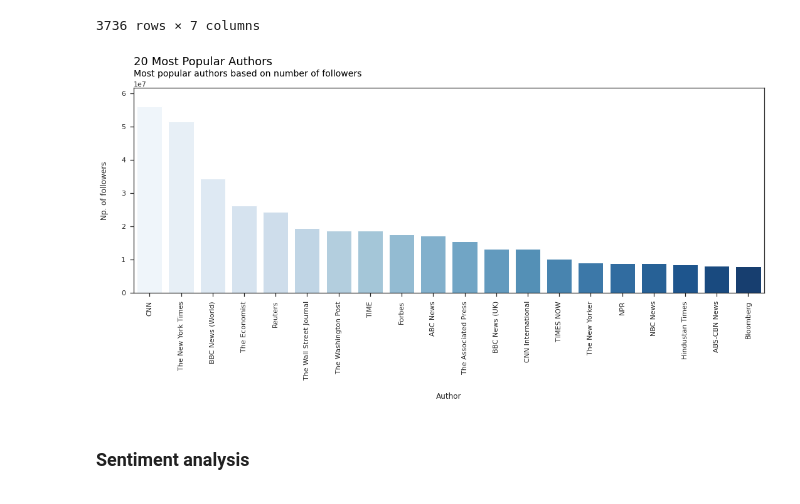
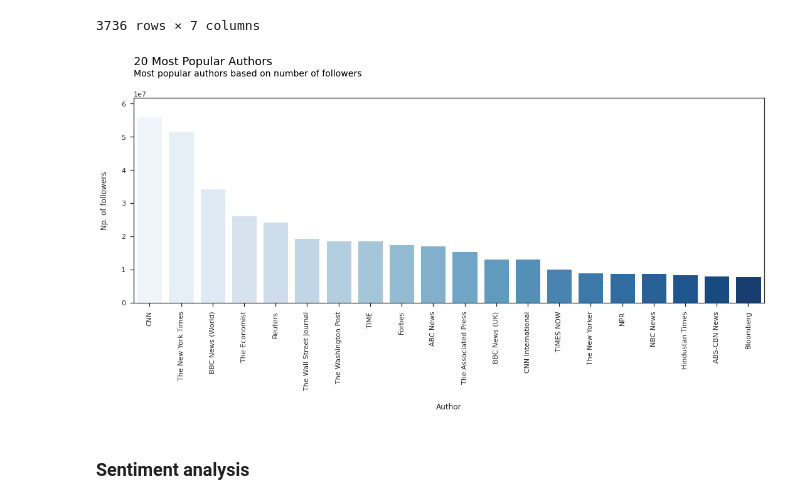
Before and after one commit to szafranskifilip/bitcoin_sentiment_analysis, a Jupyter notebook: EDA.ipynb, the cells around one changed output. Saved outputs shown, nothing was run; the diff lists cells and outputs as text; code cells hidden in the pictures.

```diff
--- a/EDA.ipynb
+++ b/EDA.ipynb
@@ -255,31 +255,31 @@ df_tweet_author
 # %%
 
 rc = {'figure.figsize':(18,6),
       'axes.facecolor':'white',
       'axes.grid' : True,
       'grid.color': '1',
       'font.family':'Roboto',
       'font.size' : 14,
     'lines.linewidth':2,
      'axes.labelpad': 20,
      'axes.labelweight': 'medium',
      'axes.ymargin': 0.1}
 
 #Plot most popular twitter posting tools
 plt.rcParams.update(rc)
 #Plot most popular twitter posting tools
 
 df_tweet_author = df_tweet_author.sort_values(by='followers_count', ascending=False).drop_duplicates(subset=['name']).head(20)
 ax = sns.barplot(x="name", y="followers_count", data=df_tweet_author, palette="Blues")
 ax.tick_params(axis='x', rotation=90)
 ax.set(xlabel='Author', ylabel='Np. of followers')
 
-ax.text(x=0, y=1.1, s='20 Most Popular Authors', weight='medium', fontsize=18, color='black', ha='left', va='bottom', transform=ax.transAxes)
-ax.text(x=0, y=1.05, s='''Most popular authors based on number of followers''', weight='light', fontsize=14, color='black', ha='left', va='bottom', transform=ax.transAxes);
+ax.text(x=0, y=1.15, s='20 Most Popular Authors', weight='medium', fontsize=18, color='black', ha='left', va='bottom', transform=ax.transAxes)
+ax.text(x=0, y=1.1, s='''Most popular authors based on number of followers''', weight='light', fontsize=14, color='black', ha='left', va='bottom', transform=ax.transAxes);
 
 plt.savefig('img/author_most_pop.png', bbox_inches='tight');
 # %% [output]
-[figure, old version]
+[figure, new version]
 # %% [markdown]
 ### Sentiment analysis
 # %%
```
Also changed, not shown: parts of 11 cells of this notebook, 7 other files.
